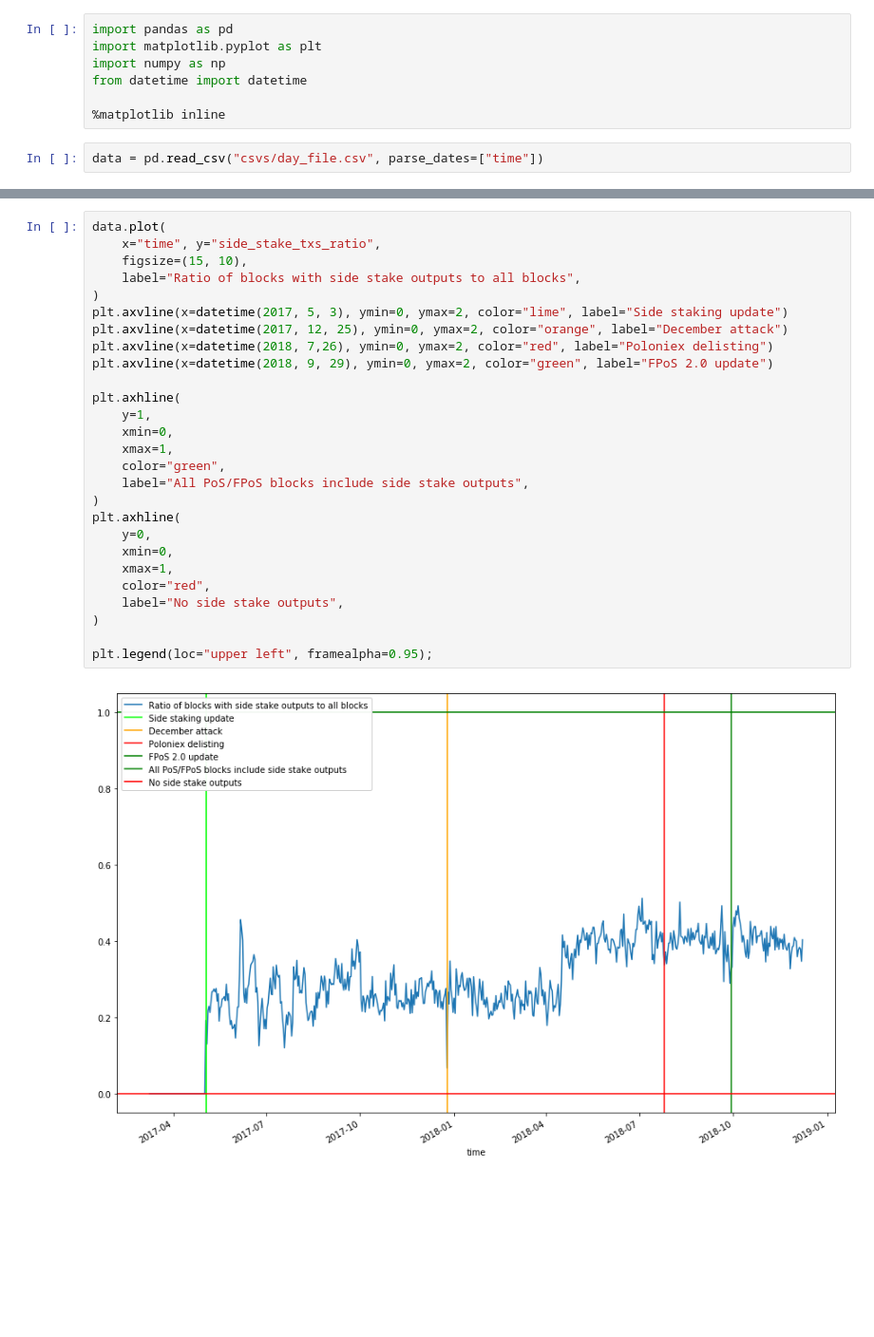
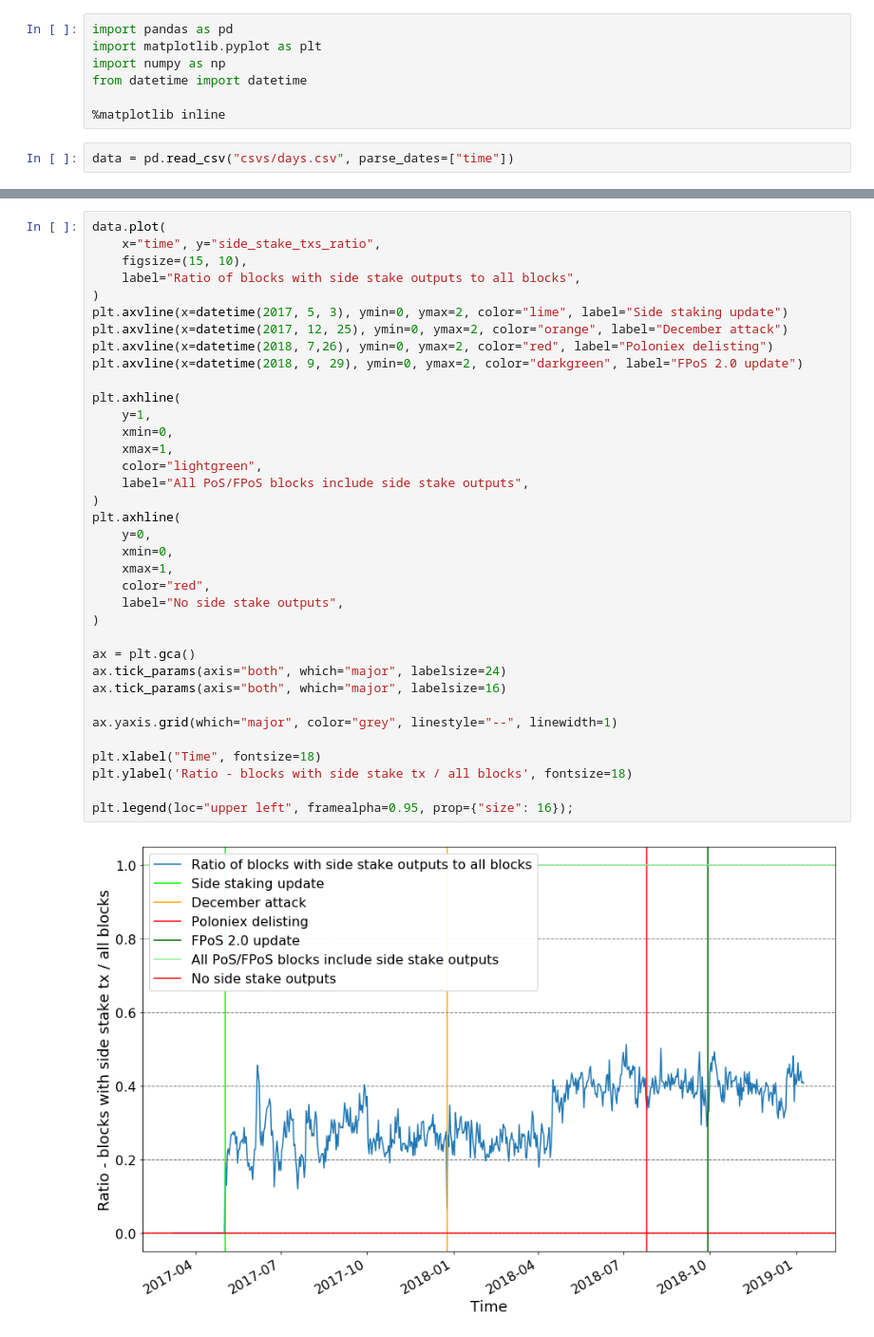
Before and after one commit to Astrych/pink-stats, a Jupyter notebook: Pinkcoin_transactions_statistics.ipynb, the cells around one changed output, grey strips where cells are left out. Shown at 95% size. Saved outputs shown, nothing was run; the diff lists cells and outputs as text; blank space fills up the shorter version.

Commit message:
Data update + new charts + README

```diff
--- a/Pinkcoin_transactions_statistics.ipynb
+++ b/Pinkcoin_transactions_statistics.ipynb
@@ -6,7 +6,7 @@ from datetime import datetime
 
 %matplotlib inline
 # %%
-data = pd.read_csv("csvs/day_file.csv", parse_dates=["time"])
+data = pd.read_csv("csvs/days.csv", parse_dates=["time"])
 # %%
 data.plot(
     x="time", y="avg_txs",
@@ -166,29 +166,38 @@ plt.legend(loc="upper left", framealpha=0.95);
 # %%
 data.plot(
     x="time", y="side_stake_txs_ratio",
     figsize=(15, 10),
     label="Ratio of blocks with side stake outputs to all blocks",
 )
 plt.axvline(x=datetime(2017, 5, 3), ymin=0, ymax=2, color="lime", label="Side staking update")
 plt.axvline(x=datetime(2017, 12, 25), ymin=0, ymax=2, color="orange", label="December attack")
 plt.axvline(x=datetime(2018, 7,26), ymin=0, ymax=2, color="red", label="Poloniex delisting")
-plt.axvline(x=datetime(2018, 9, 29), ymin=0, ymax=2, color="green", label="FPoS 2.0 update")
+plt.axvline(x=datetime(2018, 9, 29), ymin=0, ymax=2, color="darkgreen", label="FPoS 2.0 update")
 
 plt.axhline(
     y=1,
     xmin=0,
     xmax=1,
-    color="green",
+    color="lightgreen",
     label="All PoS/FPoS blocks include side stake outputs",
 )
 plt.axhline(
     y=0,
     xmin=0,
     xmax=1,
     color="red",
     label="No side stake outputs",
 )
 
-plt.legend(loc="upper left", framealpha=0.95);
+ax = plt.gca()
+ax.tick_params(axis="both", which="major", labelsize=24)
+ax.tick_params(axis="both", which="major", labelsize=16)
+
+ax.yaxis.grid(which="major", color="grey", linestyle="--", linewidth=1)
+
+plt.xlabel("Time", fontsize=18)
+plt.ylabel('Ratio - blocks with side stake tx / all blocks', fontsize=18)
+
+plt.legend(loc="upper left", framealpha=0.95, prop={"size": 16});
 # %% [output]
-[figure, old version]
+[figure, new version]
```
Also changed, not shown: parts of 5 cells of this notebook, 47 other files.
